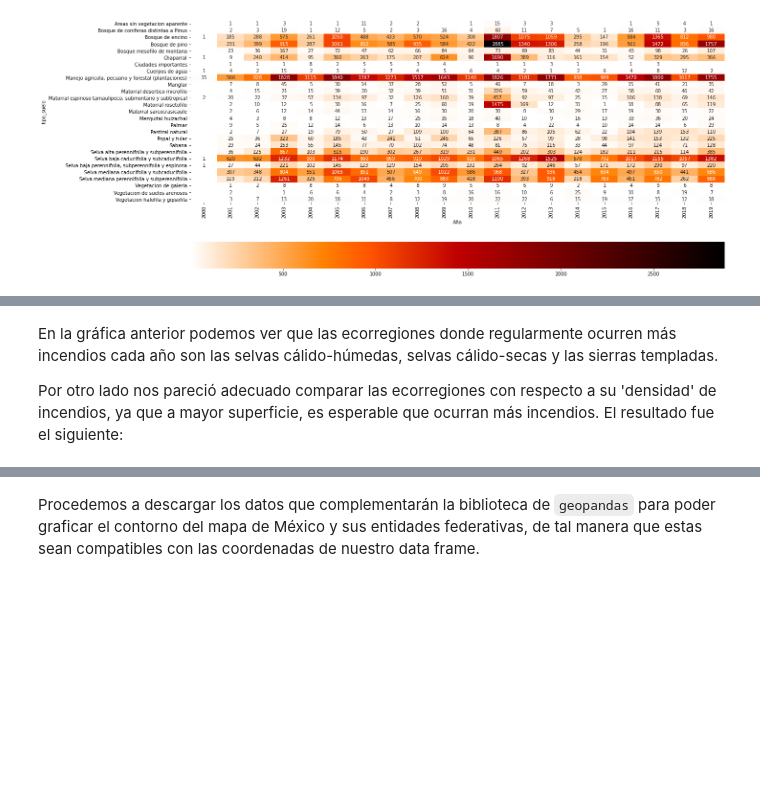
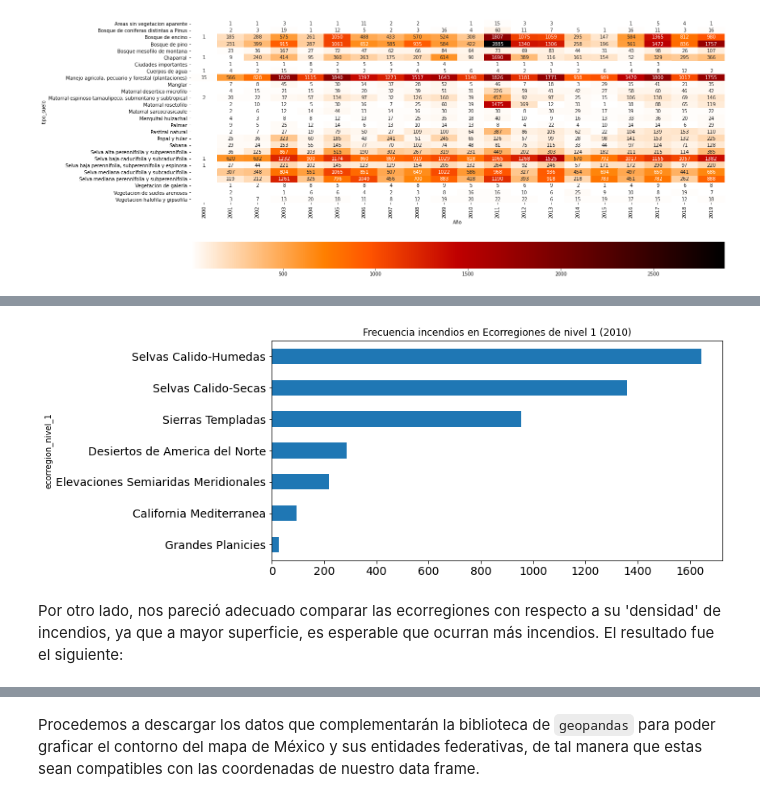
Before and after one commit to AnaNava1996/Proyecto_Bedu, a Jupyter notebook: Version_Python/BEDU_proyecto_python_equipo23.ipynb, the cells around one changed output, grey strips where cells are left out. Drawn from its saved outputs; the diff is of its cells as text; code cells hidden in the pictures; blank space fills up the shorter version.

```diff
--- a/Version_Python/BEDU_proyecto_python_equipo23.ipynb
+++ b/Version_Python/BEDU_proyecto_python_equipo23.ipynb
@@ -631,7 +676,26 @@ ax.legend(bbox_to_anchor = (1.05, 0.6))
+# %%
+#@title Histograma de Ecorregiones { display-mode: "form", run: "auto" }
+#@markdown Cantidad de incendios ocurridos en ecorregiones (nivel 1) por año
+
+year = 2010 #@param {type:"slider", min:2001, max:2019, step:1}
+
+year_filter = incendios_x_anio_x_ecorregion1['anio'] == year
+
+(incendios_x_anio_x_ecorregion1[year_filter]
+ .groupby('ecorregion_nivel_1')['num_incendios']
+ .sum()
+ .to_frame()
+ .reset_index().sort_values('num_incendios')
+ .plot
+ .barh(
+      x='ecorregion_nivel_1', y='num_incendios',legend=False,
+      title=f"Frecuencia incendios en Ecorregiones de nivel 1 ({year})",
+      figsize=(10,5),
+      fontsize=14));
+# %% [output]
+[figure, added]
 # %% [markdown]
-En la gráfica anterior podemos ver que las ecorregiones donde regularmente ocurren más incendios cada año son las selvas cálido-húmedas, selvas cálido-secas y las sierras templadas.
-
-Por otro lado nos pareció adecuado comparar las ecorregiones con respecto a su 'densidad' de incendios, ya que a mayor superficie, es esperable que ocurran más incendios. El resultado fue el siguiente:
+Por otro lado, nos pareció adecuado comparar las ecorregiones con respecto a su 'densidad' de incendios, ya que a mayor superficie, es esperable que ocurran más incendios. El resultado fue el siguiente:
 # %%
 ax = incendios_x_anio_x_ecorregion1.pivot(index='anio', columns='ecorregion_nivel_1', values='incendios_cada_km2').plot(figsize=(12,5),ylabel = '# incendios / km2')
 ax.legend(bbox_to_anchor = (1.05, 0.6))
```
Also changed, not shown: parts of 21 cells of this notebook.
